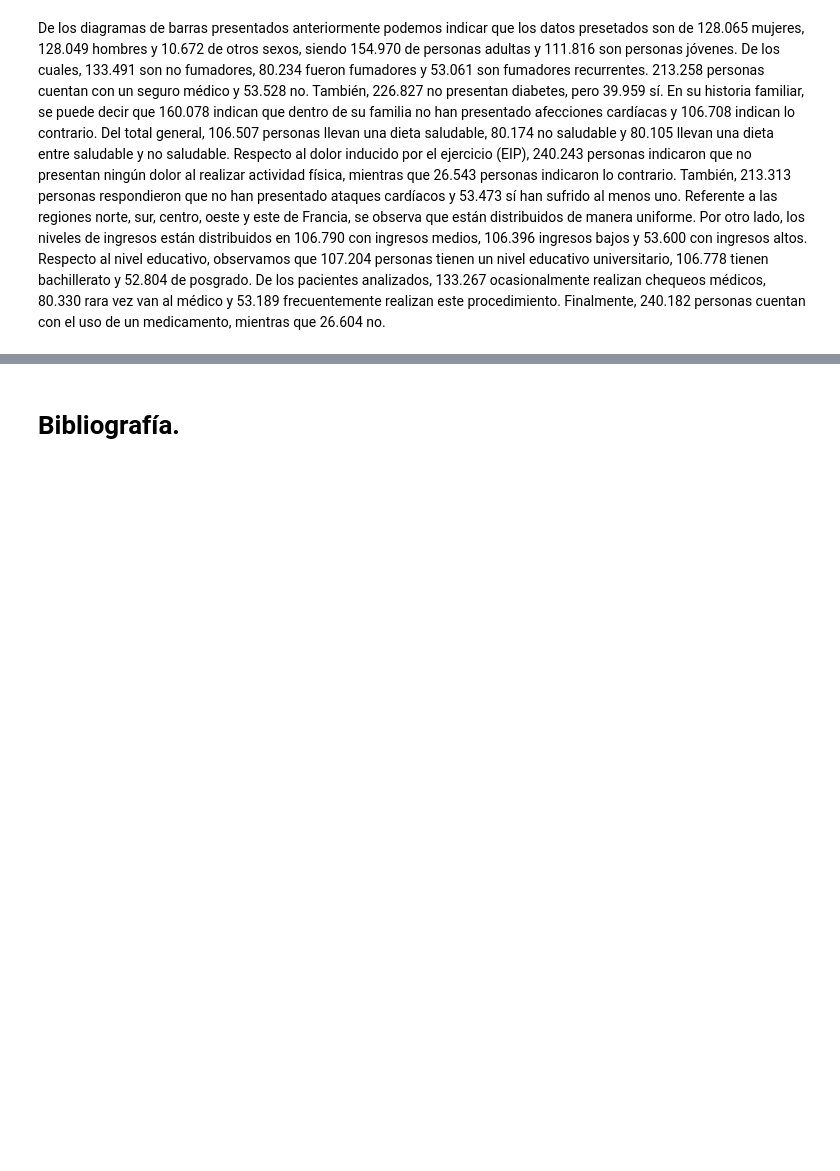
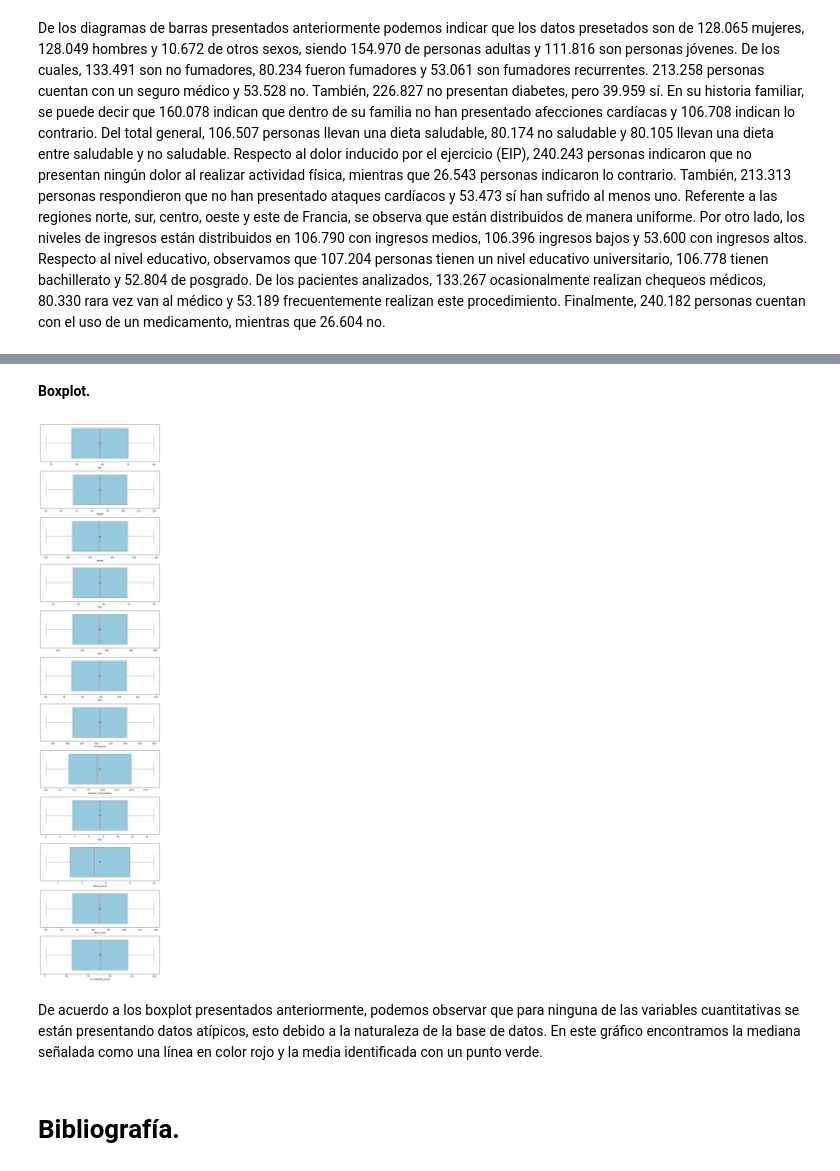
Before and after one commit to julianamu323/Proyectos, a Jupyter notebook: Afecciones_cardiacas.ipynb, the cells around one changed output, grey strips where cells are left out. Cells and saved outputs as stored; diff of their text form; code cells hidden in the pictures; blank space fills up the shorter version.

```diff
--- a/Afecciones_cardiacas.ipynb
+++ b/Afecciones_cardiacas.ipynb
@@ -193,3 +212,19 @@ De los diagramas de barras presentados anteriormente podemos indicar que los dat
+# %% [markdown]
+**Boxplot.**
+# %%
+fig, axs = plt.subplots(len(columns2), 1, figsize=(8, len(columns2)*3))
+
+for i, col in enumerate(columns2):
+  sns.boxplot(x = data[col], color = 'skyblue', ax = axs[i], showmeans=True,
+              medianprops={ "color": "red", "linewidth": 1},
+              meanprops={"marker": "o", "markerfacecolor": "green",
+                         "markeredgecolor": "green", "markersize": 5})
+plt.tight_layout()
+plt.show()
+# %% [output]
+[figure, added]
+# %% [markdown]
+De acuerdo a los boxplot presentados anteriormente, podemos observar que para ninguna de las variables cuantitativas se están presentando datos atípicos, esto debido a la naturaleza de la base de datos. En este gráfico encontramos la mediana señalada como una línea en color rojo y la media identificada con un punto verde.
 # %% [markdown]
 # **Bibliografía.**
 # %% [markdown]
```
Also changed, not shown: parts of 5 cells of this notebook.
